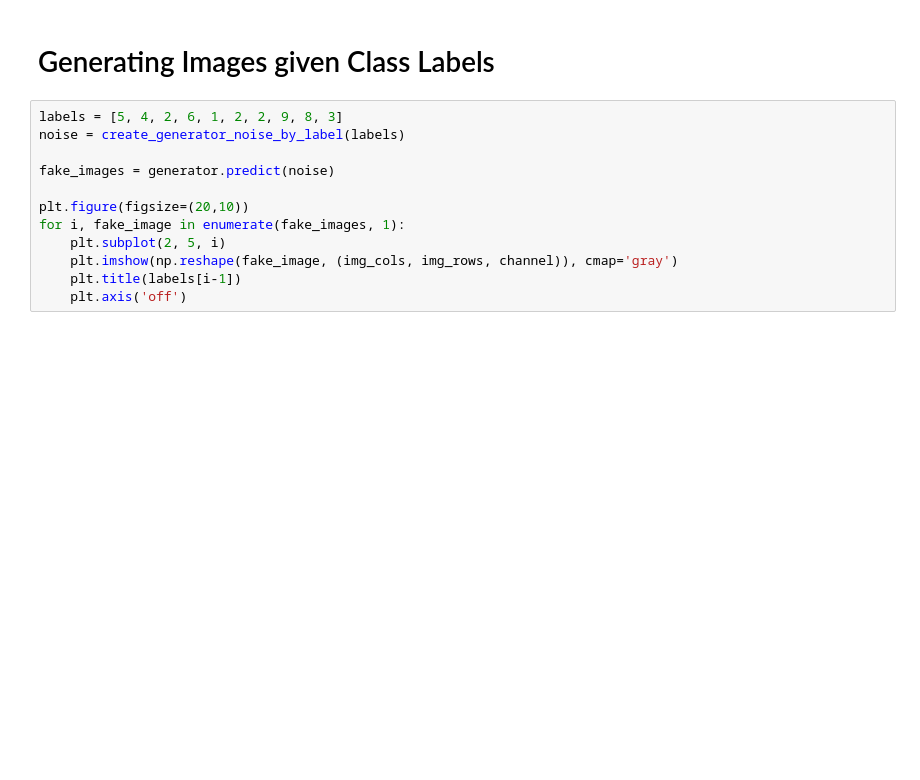
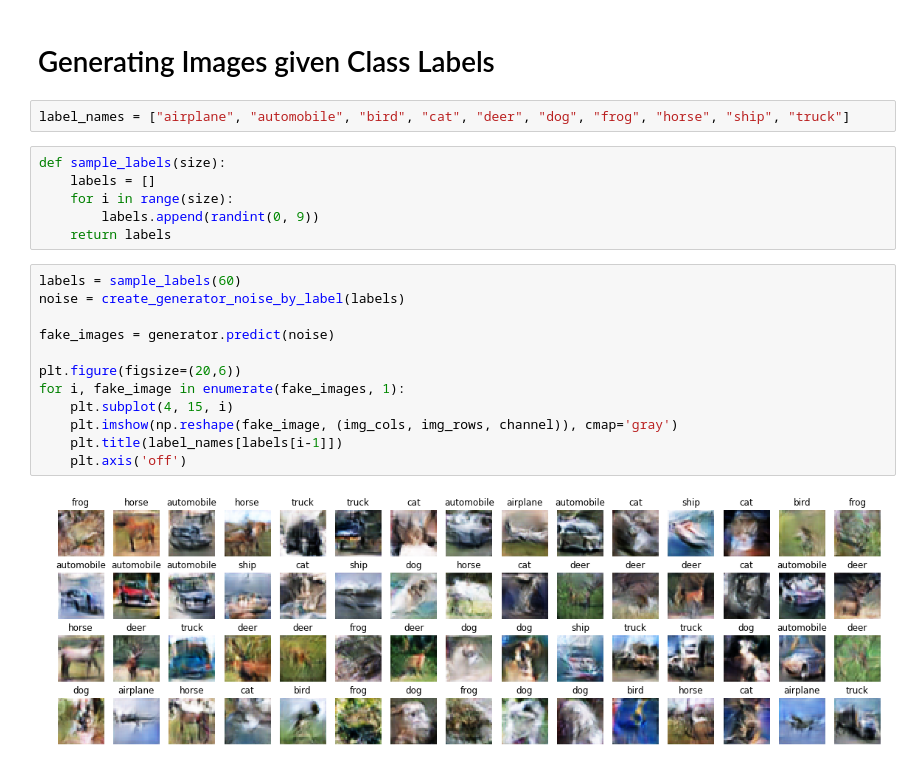
Before and after one commit to kvfairchild/Jupyter-GAN, a Jupyter notebook: Conditional-GAN-CIFAR10.ipynb, the cells around one changed output. Cells and saved outputs as stored; diff of their text form; blank space fills up the shorter version.

```diff
--- a/Conditional-GAN-CIFAR10.ipynb
+++ b/Conditional-GAN-CIFAR10.ipynb
@@ -282,14 +296,24 @@ plt.title("Adveserial Accuracy")
 # %% [markdown]
 # Generating Images given Class Labels
+# %%
+label_names = ["airplane", "automobile", "bird", "cat", "deer", "dog", "frog", "horse", "ship", "truck"]
+# %%
+def sample_labels(size):
+    labels = []
+    for i in range(size):
+        labels.append(randint(0, 9))
+    return labels
 # %%
-labels = [5, 4, 2, 6, 1, 2, 2, 9, 8, 3]
+labels = sample_labels(60)
 noise = create_generator_noise_by_label(labels)
 
 fake_images = generator.predict(noise)
 
-plt.figure(figsize=(20,10))
+plt.figure(figsize=(20,6))
 for i, fake_image in enumerate(fake_images, 1):
-    plt.subplot(2, 5, i)
+    plt.subplot(4, 15, i)
     plt.imshow(np.reshape(fake_image, (img_cols, img_rows, channel)), cmap='gray')
-    plt.title(labels[i-1])
+    plt.title(label_names[labels[i-1]])
     plt.axis('off')
+# %% [output]
+[figure, added]
```
Also changed, not shown: parts of 4 cells of this notebook.
